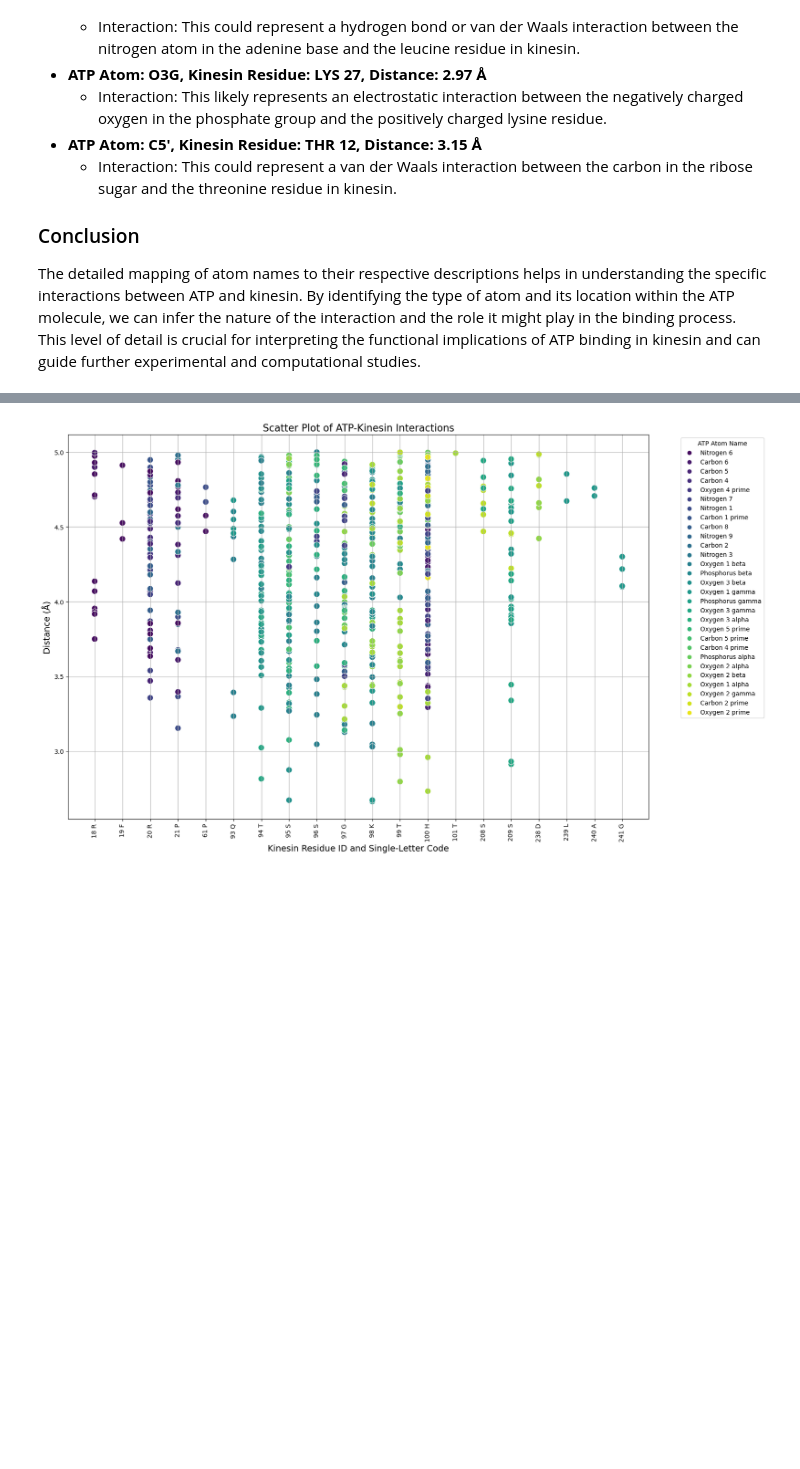
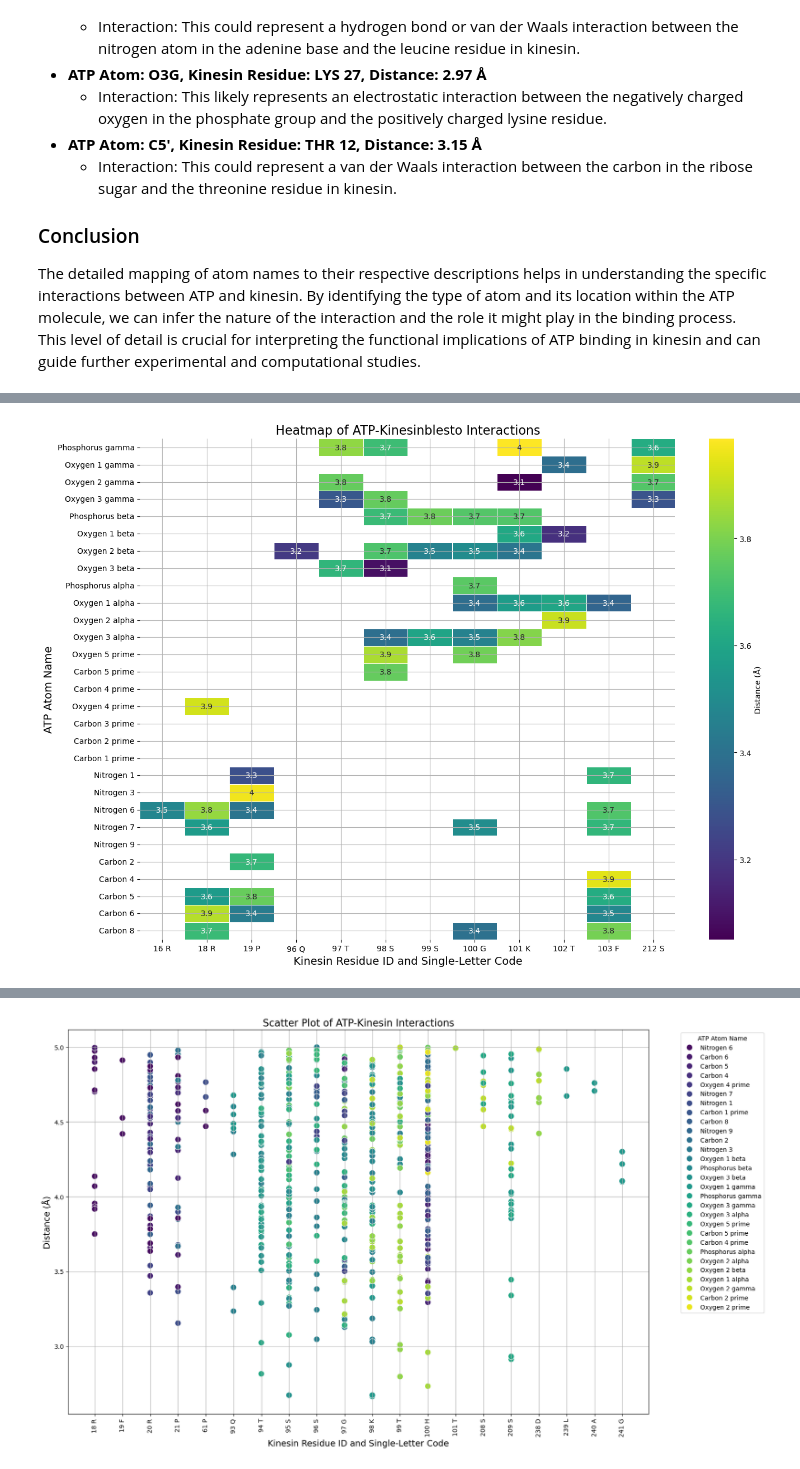
Before and after one commit to dalarios/Jazzer_surf, a Jupyter notebook: pymol-ATP_aa.ipynb, the cells around one changed output, grey strips where cells are left out. Saved outputs shown, nothing was run; the diff lists cells and outputs as text; code cells hidden in the pictures; blank space fills up the shorter version.

```diff
--- a/pymol-ATP_aa.ipynb
+++ b/pymol-ATP_aa.ipynb
@@ -132,3 +179,66 @@ data
+# %%
+import pandas as pd
+import seaborn as sns
+import matplotlib.pyplot as plt
+
+# Load the CSV file
+file_path = f'{base_path}{variable_part}.csv'
+data = pd.read_csv(file_path)
+
+# In this case, you want whatever is after "interactions"
+suffix = variable_part[len("interactions"):]
+
+# Create a new column that combines residue ID and single-letter code
+data['Residue ID and Code'] = data['Binding Residue ID'].astype(str) + ' ' + data['Binding Residue Single Letter']
+
+# Apply the distance filter
+data = data[data["Distance (Å)"] < 4]
+
+# Ensure the x-axis order is sorted by Binding Residue ID
+residue_order = sorted(data['Residue ID and Code'].unique(), key=lambda x: int(x.split()[0]))
+
+# Pivot the data to create a matrix for the heatmap before setting the custom order for y-axis
+heatmap_data = data.pivot_table(index="ATP Complete Atom Name", columns="Residue ID and Code", values="Distance (Å)")
+
+# Ensure the x-axis order matches the sorted order of residue IDs
+heatmap_data = heatmap_data.reindex(columns=residue_order)
+
+# Define the correct custom order for ATP atoms, grouping each phosphorus with its related oxygens
+atom_order = [
+    'Phosphorus gamma','Oxygen 1 gamma', 'Oxygen 2 gamma', 'Oxygen 3 gamma',
+    'Phosphorus beta', 'Oxygen 1 beta', 'Oxygen 2 beta', 'Oxygen 3 beta',
+    'Phosphorus alpha', 'Oxygen 1 alpha', 'Oxygen 2 alpha', 'Oxygen 3 alpha',
+    'Oxygen 5 prime', 'Carbon 5 prime', 'Carbon 4 prime', 'Oxygen 4 prime',
+    'Carbon 3 prime', 'Carbon 2 prime', 'Carbon 1 prime',
+    'Nitrogen 1', 'Nitrogen 3', 'Nitrogen 6', 'Nitrogen 7', 'Nitrogen 9',
+     'Carbon 2', 'Carbon 4', 'Carbon 5', 'Carbon 6', 'Carbon 8'
+]
+
+# Apply the custom order for the y-axis
+heatmap_data = heatmap_data.reindex(index=atom_order)
+
+# Set plot size
+plt.figure(figsize=(14, 10))
+plt.grid(True)
+
+# Create the heatmap
+sns.heatmap(heatmap_data, annot=True, cmap="viridis", cbar_kws={'label': 'Distance (Å)'}, linewidths=.5)
+
+# Add plot title and labels
+plt.title(f'Heatmap of ATP-Kinesin{suffix} Interactions', fontsize=16)
+plt.xlabel('Kinesin Residue ID and Single-Letter Code', fontsize=14)
+plt.ylabel('ATP Atom Name', fontsize=14)
+
+# Display the plot
+plt.tight_layout()
+
+# Save the plot
+heatmap_figure_path = f'{base_path}/heatmaps/ATP-Kinesin{suffix}_Interactions_Heatmap.png'
+plt.savefig(heatmap_figure_path)
+
+plt.show()
+# %% [output]
+[figure, added]
 # %%
 import pandas as pd
 import seaborn as sns
```
Also changed, not shown: parts of 3 cells of this notebook, 38 other files.
